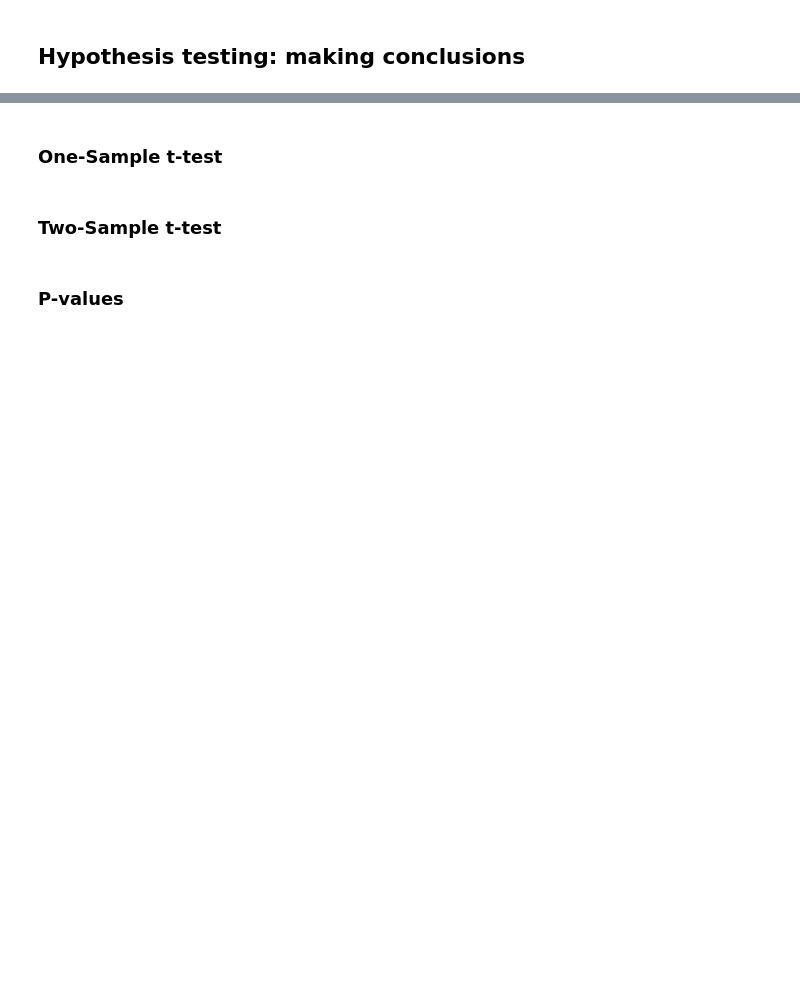
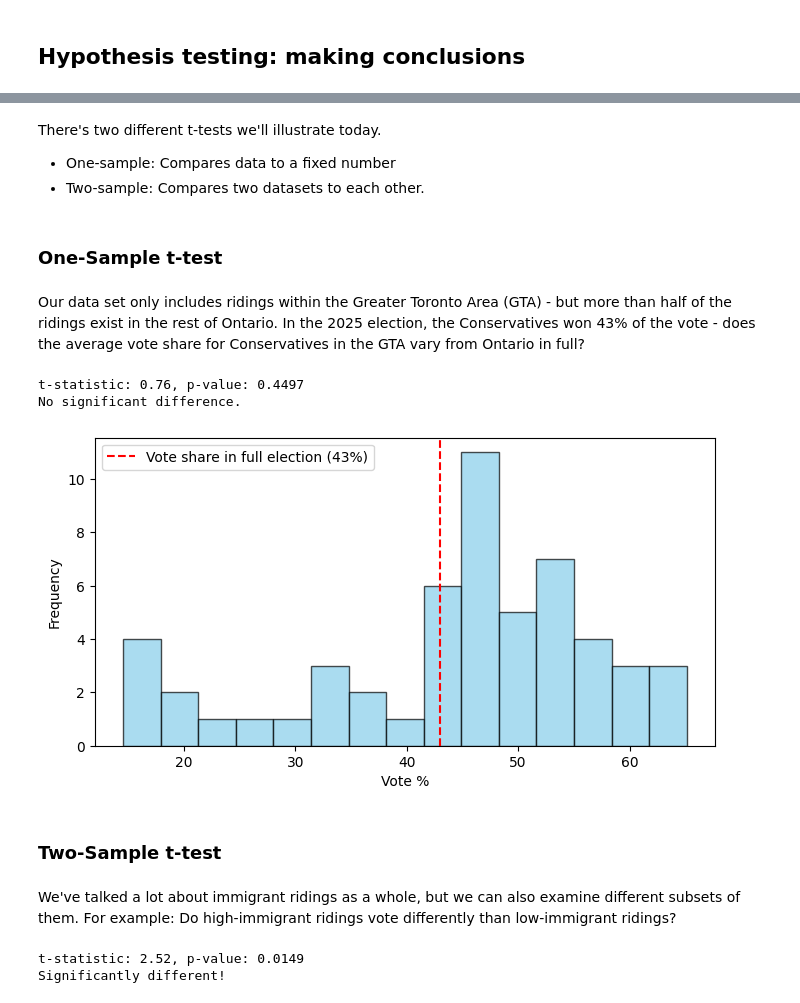
Before and after one commit to schoolofcities/urban-data-storytelling, a Jupyter notebook: urban-data-analytics/4-statistical-foundations/statistical-foundations.ipynb, the cells around one changed output, grey strips where cells are left out. Cells and saved outputs as stored; diff of their text form; code cells hidden in the pictures; blank space fills up the shorter version.

Commit message:
Complete t test section

```diff
--- a/urban-data-analytics/4-statistical-foundations/statistical-foundations.ipynb
+++ b/urban-data-analytics/4-statistical-foundations/statistical-foundations.ipynb
@@ -238,6 +244,51 @@ In case you want to do these more complex kinds of regression, the typical go to
+# %% [markdown]
+There's two different t-tests we'll illustrate today.
+ - One-sample: Compares data to a fixed number
+ - Two-sample: Compares two datasets to each other.
 # %% [markdown]
 ### One-Sample t-test
+# %% [markdown]
+Our data set only includes ridings within the Greater Toronto Area (GTA) - but more than half of the ridings exist in the rest of Ontario. In the 2025 election, the Conservatives won 43% of the vote - does the average vote share for Conservatives in the GTA vary from Ontario in full?
+# %%
+party_var = 'cons_pct'
+total_party_vote = 43
+
+sample_data = df[party_var]
+t_stat, p_value = stats.ttest_1samp(sample_data, popmean=total_party_vote)
+
+print(f"t-statistic: {t_stat:.2f}, p-value: {p_value:.4f}")
+print("Significantly different!" if p_value < 0.05 else "No significant difference.")
+# %% [output]
+t-statistic: 0.76, p-value: 0.4497
+No significant difference.
+# %%
+plt.figure(figsize=(8, 4))
+plt.hist(sample_data, bins=15, color='skyblue', edgecolor='black', alpha=0.7)
+plt.axvline(total_party_vote, color='red', linestyle='--', label=f'Vote share in full election ({total_party_vote}%)')
+plt.xlabel('Vote %')
+plt.ylabel('Frequency')
+plt.legend()
+plt.show()
+# %% [output]
+[figure, added]
 # %% [markdown]
 ### Two-Sample t-test
-# %% [markdown]
-### P-values
+# %% [markdown]
+We've talked a lot about immigrant ridings as a whole, but we can also examine different subsets of them. For example: Do high-immigrant ridings vote differently than low-immigrant ridings?
+# %%
+census_var = 'num_imm_tot'
+party_var = 'cons_pct'
+
+# Split data into two groups (median split)
+median_data = df[census_var].median()
+high_data = df[df[census_var] > median_imm][party_var]
+low_data = df[df[census_var] <= median_imm][party_var]
+
+# Independent t-test
+t_stat, p_value = stats.ttest_ind(high_data, low_data)
+
+print(f"t-statistic: {t_stat:.2f}, p-value: {p_value:.4f}")
+print("Significantly different!" if p_value < 0.05 else "No significant difference.")
+# %% [output]
+t-statistic: 2.52, p-value: 0.0149
+Significantly different!
```
Also changed, not shown: parts of 3 cells of this notebook.
